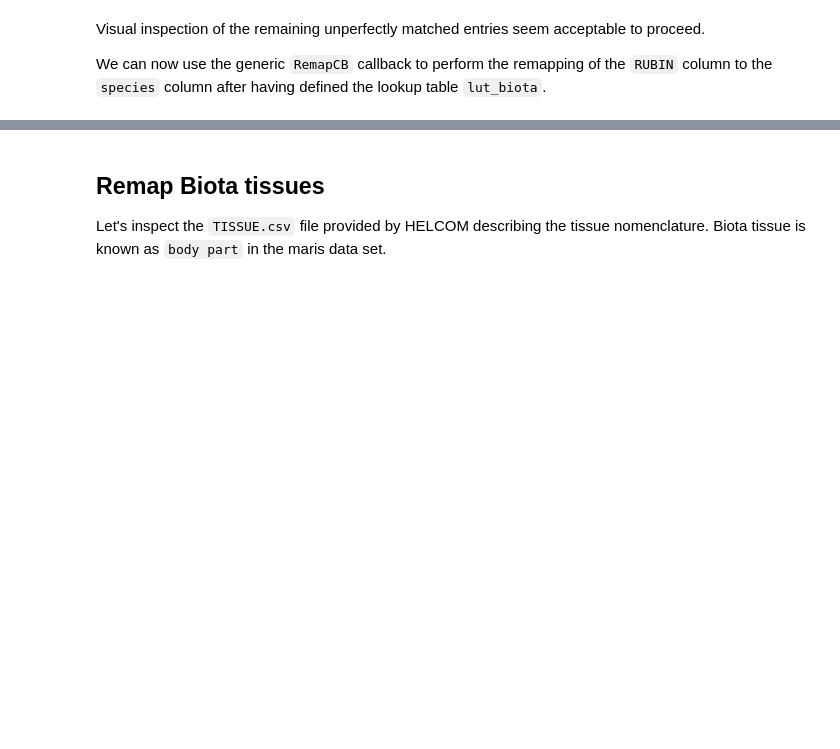
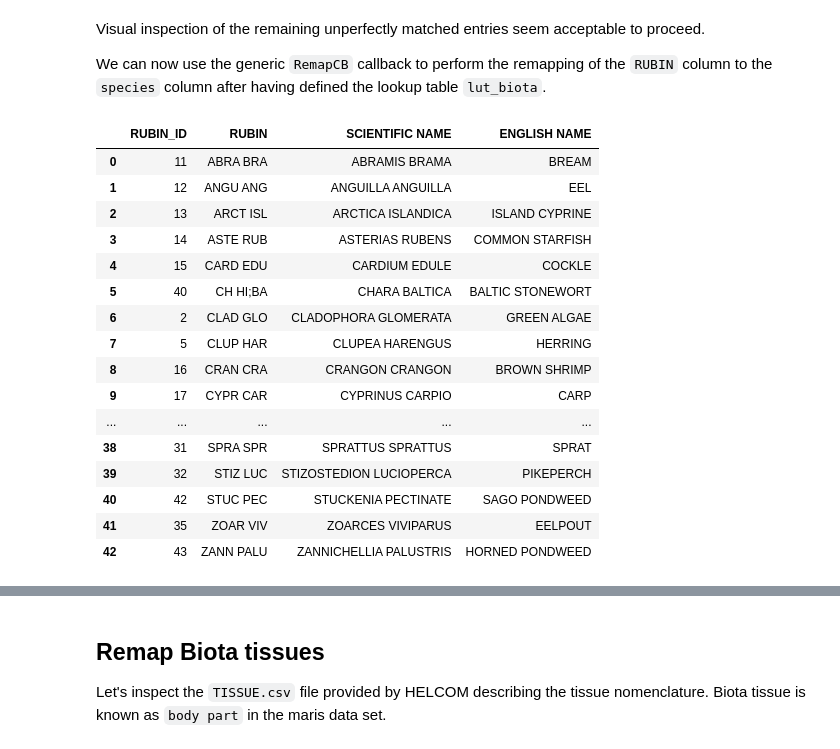
Before and after one commit to franckalbinet/marisco, a Jupyter notebook: nbs/handlers/helcom.ipynb, the cells around one changed output, grey strips where cells are left out. Saved outputs shown, nothing was run; the diff lists cells and outputs as text; code cells hidden in the pictures; blank space fills up the shorter version.

```diff
--- a/nbs/handlers/helcom.ipynb
+++ b/nbs/handlers/helcom.ipynb
@@ -792,3 +791,24 @@ lut_biota = lambda: Remapper(provider_lut_df=pd.read_csv(Path(fname_in) / 'RUBIN
                              provider_col_key='RUBIN',
                              fname_cache='species_helcom.pkl'
                              ).generate_lookup_table(fixes=fixes_biota_species, as_df=False, overwrite=False)
+# %%
+provider_lut_df=pd.read_csv(Path(fname_in) / 'RUBIN_NAME.csv')
+provider_lut_df
+# %% [output]
+|  | RUBIN_ID | RUBIN | SCIENTIFIC NAME | ENGLISH NAME |
+| 0 | 11 | ABRA BRA | ABRAMIS BRAMA | BREAM |
+| 1 | 12 | ANGU ANG | ANGUILLA ANGUILLA | EEL |
+| 2 | 13 | ARCT ISL | ARCTICA ISLANDICA | ISLAND CYPRINE |
+| 3 | 14 | ASTE RUB | ASTERIAS RUBENS | COMMON STARFISH |
+| 4 | 15 | CARD EDU | CARDIUM EDULE | COCKLE |
+| 5 | 40 | CH HI;BA | CHARA BALTICA | BALTIC STONEWORT |
+| 6 | 2 | CLAD GLO | CLADOPHORA GLOMERATA | GREEN ALGAE |
+| 7 | 5 | CLUP HAR | CLUPEA HARENGUS | HERRING |
+| 8 | 16 | CRAN CRA | CRANGON CRANGON | BROWN SHRIMP |
+| 9 | 17 | CYPR CAR | CYPRINUS CARPIO | CARP |
+| ... | ... | ... | ... | ... |
+| 38 | 31 | SPRA SPR | SPRATTUS SPRATTUS | SPRAT |
+| 39 | 32 | STIZ LUC | STIZOSTEDION LUCIOPERCA | PIKEPERCH |
+| 40 | 42 | STUC PEC | STUCKENIA PECTINATE | SAGO PONDWEED |
+| 41 | 35 | ZOAR VIV | ZOARCES VIVIPARUS | EELPOUT |
+| 42 | 43 | ZANN PALU | ZANNICHELLIA PALUSTRIS | HORNED PONDWEED |
```
Also changed, not shown: parts of 24 cells of this notebook, 3 other files.
